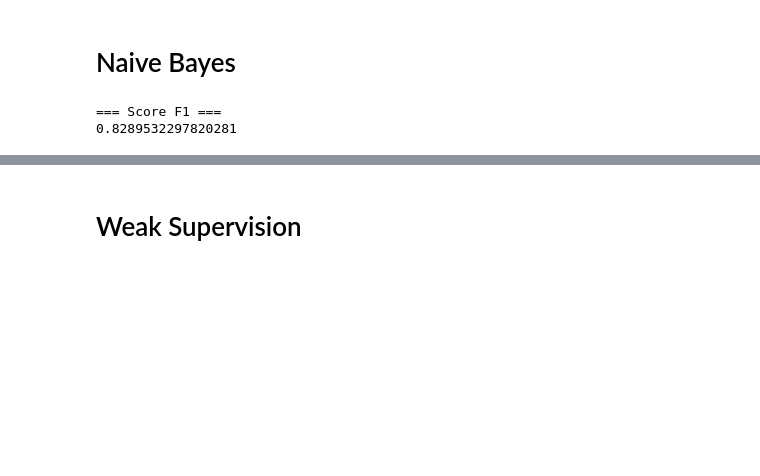
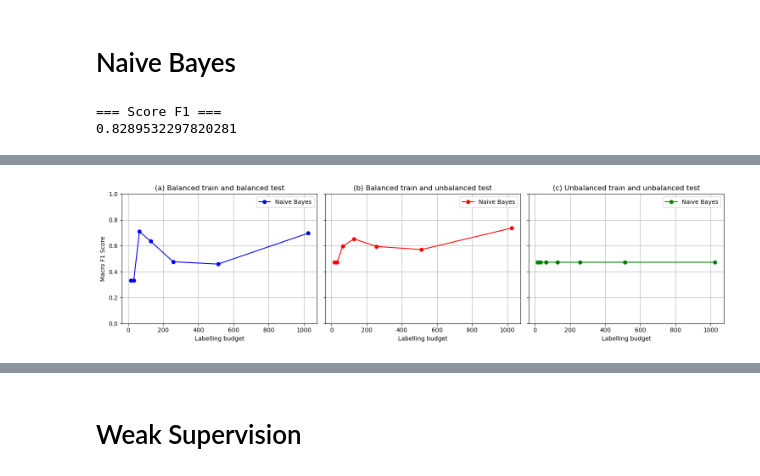
Before and after one commit to sanialecs/cheap_learning, a Jupyter notebook: Cheap_Learning.ipynb, the cells around one changed output, grey strips where cells are left out. Drawn from its saved outputs; the diff is of its cells as text; code cells hidden in the pictures; blank space fills up the shorter version.

```diff
--- a/Cheap_Learning.ipynb
+++ b/Cheap_Learning.ipynb
@@ -81,8 +163,13 @@ p=0.1
 IMDB_train_balanced = IMDB_train
 IMDB_train_unbalanced = unbalanced(IMDB_train, p)
 
-IMDB_test_balanced = IMDB_test
-IMDB_test_unbalanced = unbalanced(IMDB_test, p)
+IMDB_test_2, IMDB_dev =train_test_split(IMDB_test, test_size=0.5, random_state=42)
+
+IMDB_test_balanced = IMDB_test_2
+IMDB_test_unbalanced = unbalanced(IMDB_test_2, p)
+
+IMDB_dev_balanced = IMDB_dev
+IMDB_dev_unbalanced = unbalanced(IMDB_dev, p)
 # %% [output]
 label
 0    0.899993
@@ -97,3 +189,12 @@ Name: proportion, dtype: float64
+# %%
+imdb_datasets = {
+    "train_balanced": IMDB_train_balanced,
+    "train_unbalanced": IMDB_train_unbalanced,
+    "test_balanced": IMDB_test_balanced,
+    "test_unbalanced": IMDB_test_unbalanced,
+    "dev_balanced": IMDB_dev_balanced,
+    "dev_unbalanced": IMDB_dev_unbalanced
+}
 # %% [markdown]
 ### Balanced dataset for Wikipedia
 # %%
@@ -201,0 +350,4 @@ plt.show()
+# %%
+plot_model_performance_by_budget(imdb_datasets,train_and_evaluate_nb)
+# %% [output]
+[figure, added]
```
Also changed, not shown: parts of 17 cells of this notebook, 1 other file.
